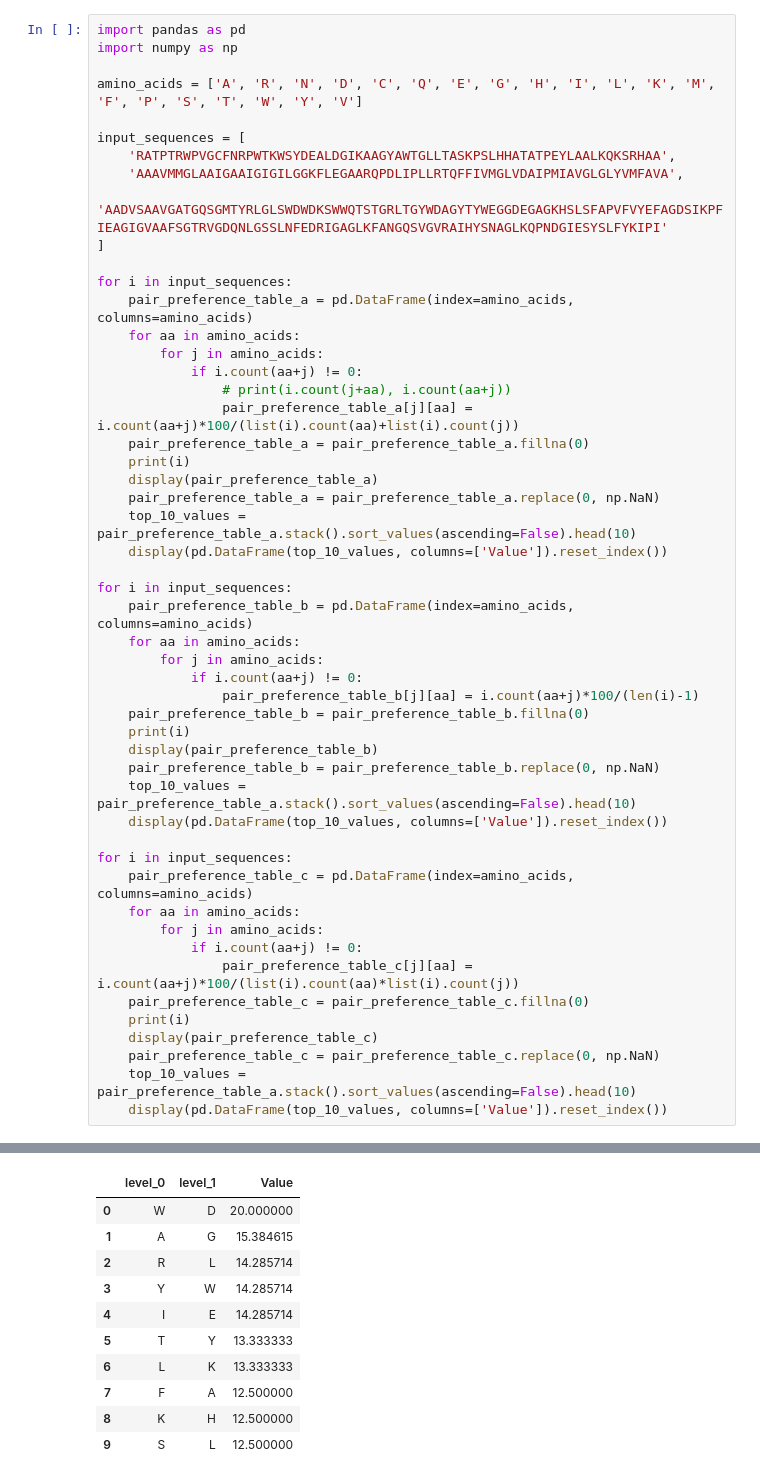
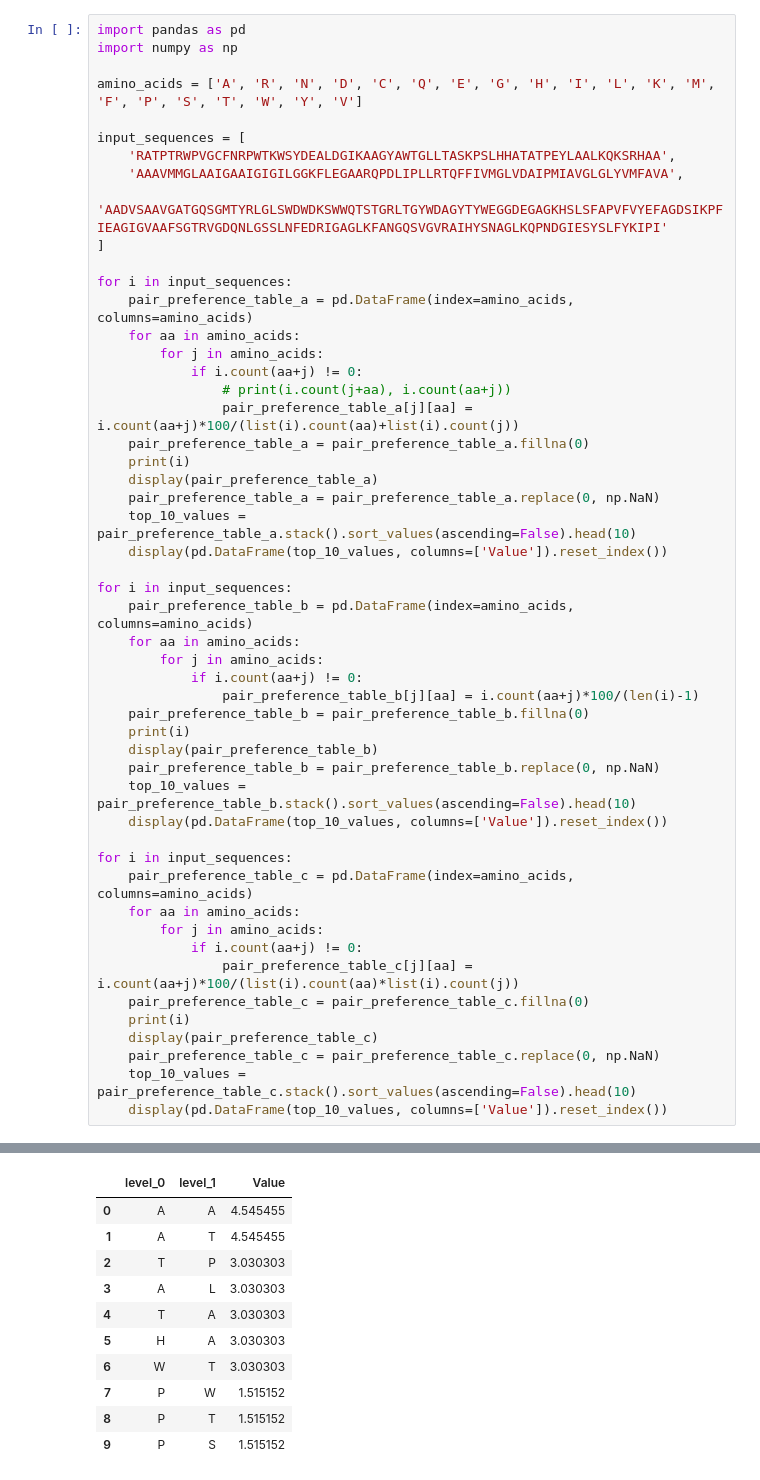
Before and after one commit to krithikaa22/bioinformatics_assingment_7, a Jupyter notebook: q4.ipynb, the cells around one changed output, grey strips where cells are left out. Cells and saved outputs as stored; diff of their text form.

```diff
--- a/q4.ipynb
+++ b/q4.ipynb
@@ -34,7 +34,7 @@ for i in input_sequences:
     print(i)
     display(pair_preference_table_b)
     pair_preference_table_b = pair_preference_table_b.replace(0, np.NaN)
-    top_10_values = pair_preference_table_a.stack().sort_values(ascending=False).head(10)
+    top_10_values = pair_preference_table_b.stack().sort_values(ascending=False).head(10)
     display(pd.DataFrame(top_10_values, columns=['Value']).reset_index())
 
 for i in input_sequences:
@@ -47,7 +47,7 @@ for i in input_sequences:
     print(i)
     display(pair_preference_table_c)
     pair_preference_table_c = pair_preference_table_c.replace(0, np.NaN)
-    top_10_values = pair_preference_table_a.stack().sort_values(ascending=False).head(10)
+    top_10_values = pair_preference_table_c.stack().sort_values(ascending=False).head(10)
     display(pd.DataFrame(top_10_values, columns=['Value']).reset_index())
 # %% [output]
 RATPTRWPVGCFNRPWTKWSYDEALDGIKAAGYAWTGLLTASKPSLHHATATPEYLAALKQKSRHAA
@@ -129,41 +129,41 @@ AADVSAAVGATGQSGMTYRLGLSWDWDKSWWQTSTGRLTGYWDAGYTYWEGGDEGAGKHSLSFAPVFVYEFAGDSIKPFI
 |  | level_0 | level_1 | Value |
 | 0 | W | D | 20.000000 |
 | 1 | A | G | 15.384615 |
 | 2 | R | L | 14.285714 |
 | 3 | Y | W | 14.285714 |
 | 4 | I | E | 14.285714 |
 | 5 | T | Y | 13.333333 |
 | 6 | L | K | 13.333333 |
 | 7 | F | A | 12.500000 |
 | 8 | K | H | 12.500000 |
 | 9 | S | L | 12.500000 |
 RATPTRWPVGCFNRPWTKWSYDEALDGIKAAGYAWTGLLTASKPSLHHATATPEYLAALKQKSRHAA
 |  | A | R | N | D | C | Q | E | G | H | I | L | ... |
 | A | 4.545455 | 0.000000 | 0.000000 | 0.000000 | 0.000000 | 0.000000 | 0.000000 | 1.515152 | 0.000000 | 0.000000 | 3.030303 | ... |
 | R | 1.515152 | 0.000000 | 0.000000 | 0.000000 | 0.000000 | 0.000000 | 0.000000 | 0.000000 | 1.515152 | 0.000000 | 0.000000 | ... |
 | N | 0.000000 | 1.515152 | 0.000000 | 0.000000 | 0.000000 | 0.000000 | 0.000000 | 0.000000 | 0.000000 | 0.000000 | 0.000000 | ... |
 | D | 0.000000 | 0.000000 | 0.000000 | 0.000000 | 0.000000 | 0.000000 | 1.515152 | 1.515152 | 0.000000 | 0.000000 | 0.000000 | ... |
 | C | 0.000000 | 0.000000 | 0.000000 | 0.000000 | 0.000000 | 0.000000 | 0.000000 | 0.000000 | 0.000000 | 0.000000 | 0.000000 | ... |
 | Q | 0.000000 | 0.000000 | 0.000000 | 0.000000 | 0.000000 | 0.000000 | 0.000000 | 0.000000 | 0.000000 | 0.000000 | 0.000000 | ... |
 | E | 1.515152 | 0.000000 | 0.000000 | 0.000000 | 0.000000 | 0.000000 | 0.000000 | 0.000000 | 0.000000 | 0.000000 | 0.000000 | ... |
 | G | 0.000000 | 0.000000 | 0.000000 | 0.000000 | 1.515152 | 0.000000 | 0.000000 | 0.000000 | 0.000000 | 1.515152 | 1.515152 | ... |
 | H | 3.030303 | 0.000000 | 0.000000 | 0.000000 | 0.000000 | 0.000000 | 0.000000 | 0.000000 | 1.515152 | 0.000000 | 0.000000 | ... |
 | I | 0.000000 | 0.000000 | 0.000000 | 0.000000 | 0.000000 | 0.000000 | 0.000000 | 0.000000 | 0.000000 | 0.000000 | 0.000000 | ... |
 | ... | ... | ... | ... | ... | ... | ... | ... | ... | ... | ... | ... | ... |
 | S | 0.000000 | 1.515152 | 0.000000 | 0.000000 | 0.000000 | 0.000000 | 0.000000 | 0.000000 | 0.000000 | 0.000000 | 1.515152 | ... |
 | T | 3.030303 | 1.515152 | 0.000000 | 0.000000 | 0.000000 | 0.000000 | 0.000000 | 1.515152 | 0.000000 | 0.000000 | 0.000000 | ... |
 | W | 0.000000 | 0.000000 | 0.000000 | 0.000000 | 0.000000 | 0.000000 | 0.000000 | 0.000000 | 0.000000 | 0.000000 | 0.000000 | ... |
 | Y | 1.515152 | 0.000000 | 0.000000 | 1.515152 | 0.000000 | 0.000000 | 0.000000 | 0.000000 | 0.000000 | 0.000000 | 1.515152 | ... |
 | V | 0.000000 | 0.000000 | 0.000000 | 0.000000 | 0.000000 | 0.000000 | 0.000000 | 1.515152 | 0.000000 | 0.000000 | 0.000000 | ... |
 |  | level_0 | level_1 | Value |
-| 0 | W | D | 20.000000 |
-| 1 | A | G | 15.384615 |
-| 2 | R | L | 14.285714 |
-| 3 | Y | W | 14.285714 |
-| 4 | I | E | 14.285714 |
-| 5 | T | Y | 13.333333 |
-| 6 | L | K | 13.333333 |
-| 7 | F | A | 12.500000 |
-| 8 | K | H | 12.500000 |
-| 9 | S | L | 12.500000 |
+| 0 | A | A | 4.545455 |
+| 1 | A | T | 4.545455 |
+| 2 | T | P | 3.030303 |
+| 3 | A | L | 3.030303 |
+| 4 | T | A | 3.030303 |
+| 5 | H | A | 3.030303 |
+| 6 | W | T | 3.030303 |
+| 7 | P | W | 1.515152 |
+| 8 | P | T | 1.515152 |
+| 9 | P | S | 1.515152 |
 ... (15 outputs left out)
```
